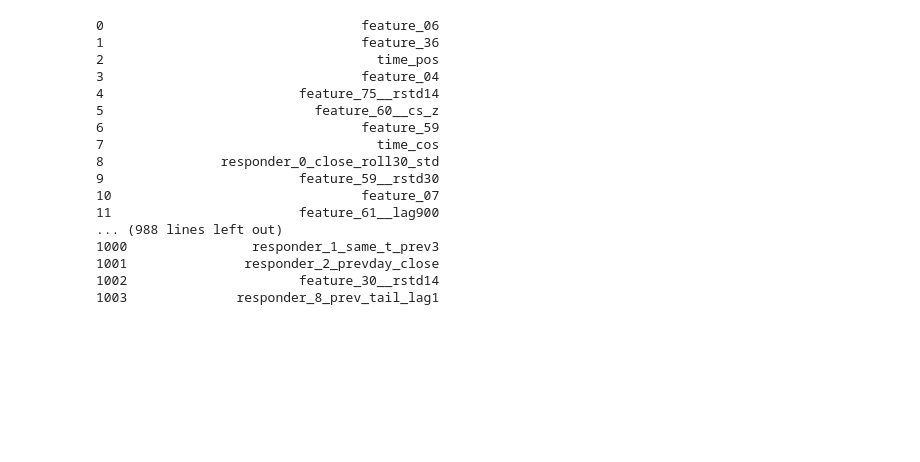
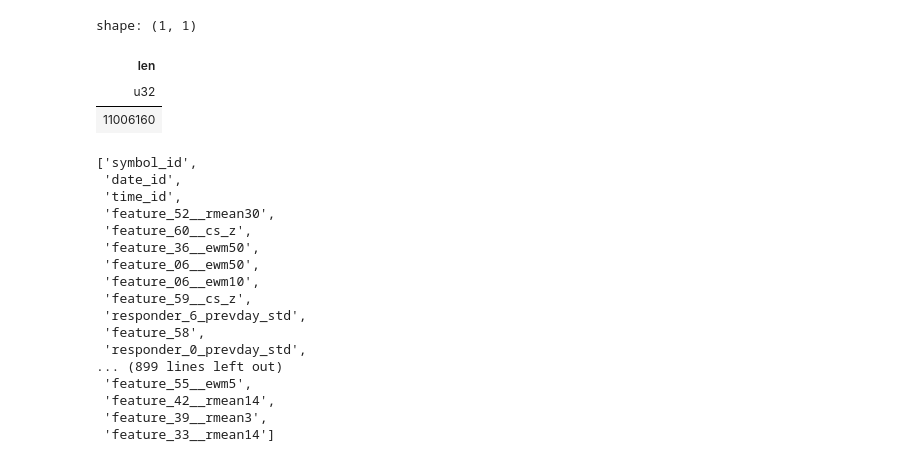
Before and after one commit to Jackson00Han/Jane-Street-Time-Series-Forecasting, a Jupyter notebook: feature_decorr.ipynb, the cells around one changed output. Drawn from its saved outputs; the diff is of its cells as text; code cells hidden in the pictures; blank space fills up the shorter version.

```diff
--- a/feature_decorr.ipynb
+++ b/feature_decorr.ipynb
@@ -22,22 +22,2 @@ TO_Z_INPUTS = [c for c in ls_topk_features if c not in TIME_FEATURES]
-# %%
-print(df_ranking_features['feature'].to_string())
-# %% [output]
-0                                 feature_06
-1                                 feature_36
-2                                   time_pos
-3                                 feature_04
-4                         feature_75__rstd14
-5                           feature_60__cs_z
-6                                 feature_59
-7                                   time_cos
-8               responder_0_close_roll30_std
-9                         feature_59__rstd30
-10                                feature_07
-11                        feature_61__lag900
-... (988 lines left out)
-1000                responder_1_same_t_prev3
-1001               responder_2_prevday_close
-1002                      feature_30__rstd14
-1003              responder_8_prev_tail_lag1
 # %%
 # 读入数据
@@ -53,5 +33,12 @@ lf_data = (
     .filter(pl.col(G_DATE).is_between(data_start_date, data_end_date, closed="both"))
 )
+# %%
+lf_data.select(pl.len()).collect()
+# %% [output]
+shape: (1, 1)
+| len |
+| u32 |
+| 11006160 |
 # %%
 null_case = lf_data.select(pl.all().is_null().sum()).collect()
 # %%
@@ -70,0 +50,21 @@ del df_data
+# %%
+# dat_id 范围 1000-1300 共 11006160
+df_null[df_null['null_count'] / 11006160 < 0.1]['feature'].tolist()
+# %% [output]
+['symbol_id',
+ 'date_id',
+ 'time_id',
+ 'feature_52__rmean30',
+ 'feature_60__cs_z',
+ 'feature_36__ewm50',
+ 'feature_06__ewm50',
+ 'feature_06__ewm10',
+ 'feature_59__cs_z',
+ 'responder_6_prevday_std',
+ 'feature_58',
+ 'responder_0_prevday_std',
+... (899 lines left out)
+ 'feature_55__ewm5',
+ 'feature_42__rmean14',
+ 'feature_39__rmean3',
+ 'feature_33__rmean14']
```
Also changed, not shown: parts of 11 cells of this notebook, 2 other files.
